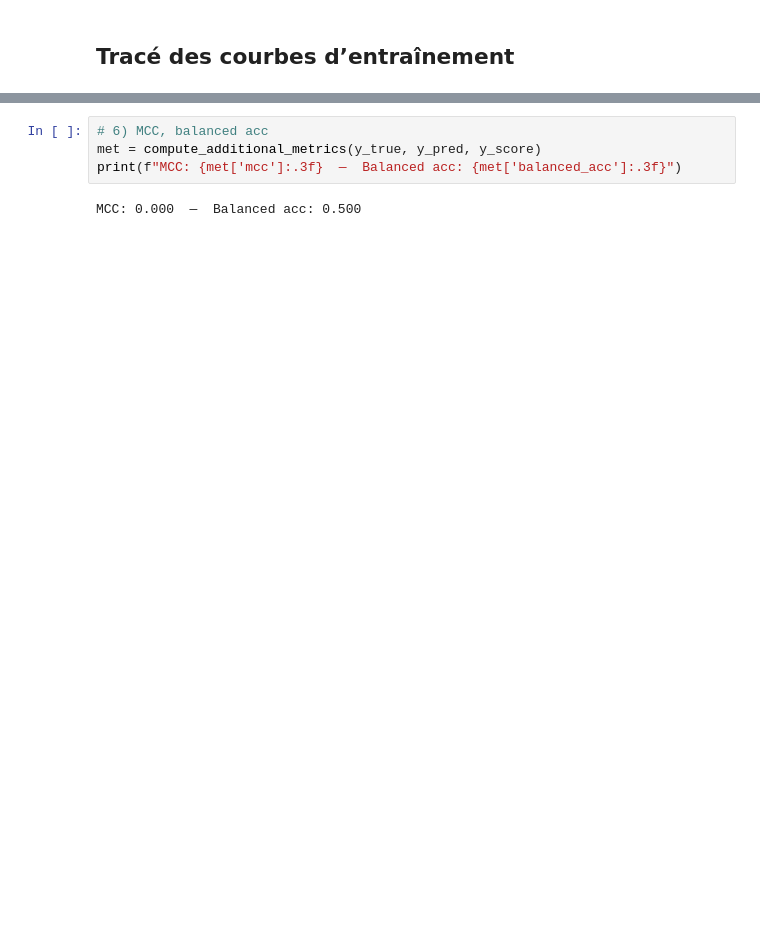
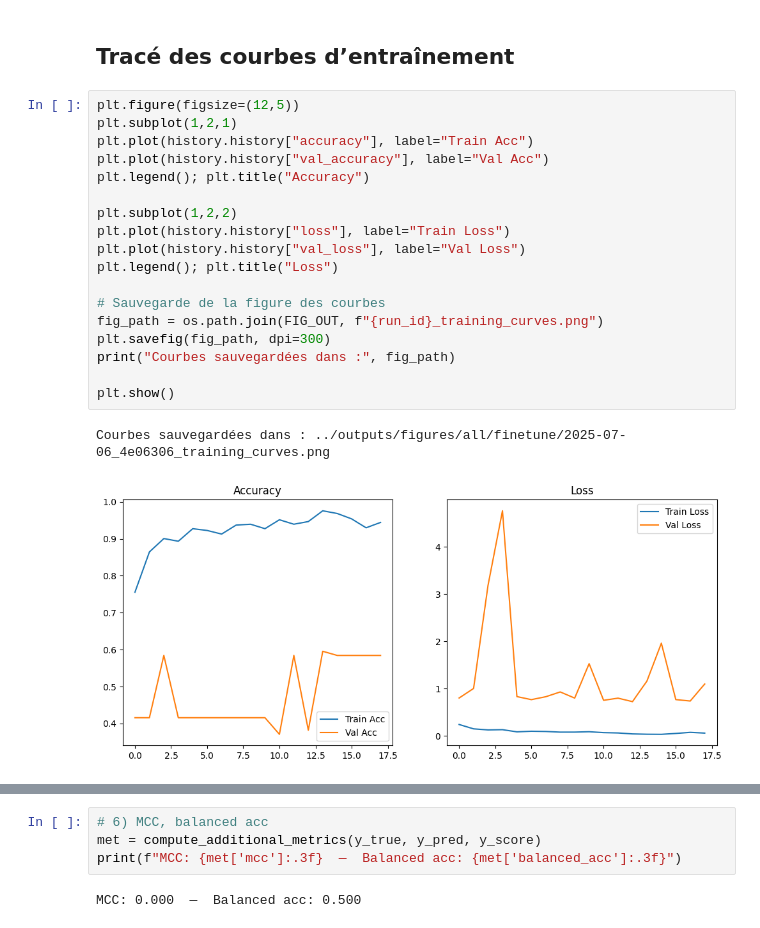
Before and after one commit to Tiits/microcoleus-project, a Jupyter notebook: notebooks/04_finetune.ipynb, the cells around one changed output, grey strips where cells are left out. Cells and saved outputs as stored; diff of their text form; blank space fills up the shorter version.

```diff
--- a/notebooks/04_finetune.ipynb
+++ b/notebooks/04_finetune.ipynb
@@ -192,5 +198,26 @@ print("Config sauvegardée dans :", dst_cfg)
 # %% [markdown]
 ## Tracé des courbes d’entraînement
+# %%
+plt.figure(figsize=(12,5))
+plt.subplot(1,2,1)
+plt.plot(history.history["accuracy"], label="Train Acc")
+plt.plot(history.history["val_accuracy"], label="Val Acc")
+plt.legend(); plt.title("Accuracy")
+
+plt.subplot(1,2,2)
+plt.plot(history.history["loss"], label="Train Loss")
+plt.plot(history.history["val_loss"], label="Val Loss")
+plt.legend(); plt.title("Loss")
+
+# Sauvegarde de la figure des courbes
+fig_path = os.path.join(FIG_OUT, f"{run_id}_training_curves.png")
+plt.savefig(fig_path, dpi=300)
+print("Courbes sauvegardées dans :", fig_path)
+
+plt.show()
+# %% [output]
+Courbes sauvegardées dans : ../outputs/figures/all/finetune/2025-07-06_4e06306_training_curves.png
+[figure, added]
 # %%
 # 1) Prévisions sur le set de val
 logits = model.predict(val_gen)
```
Also changed, not shown: parts of 8 cells of this notebook.
